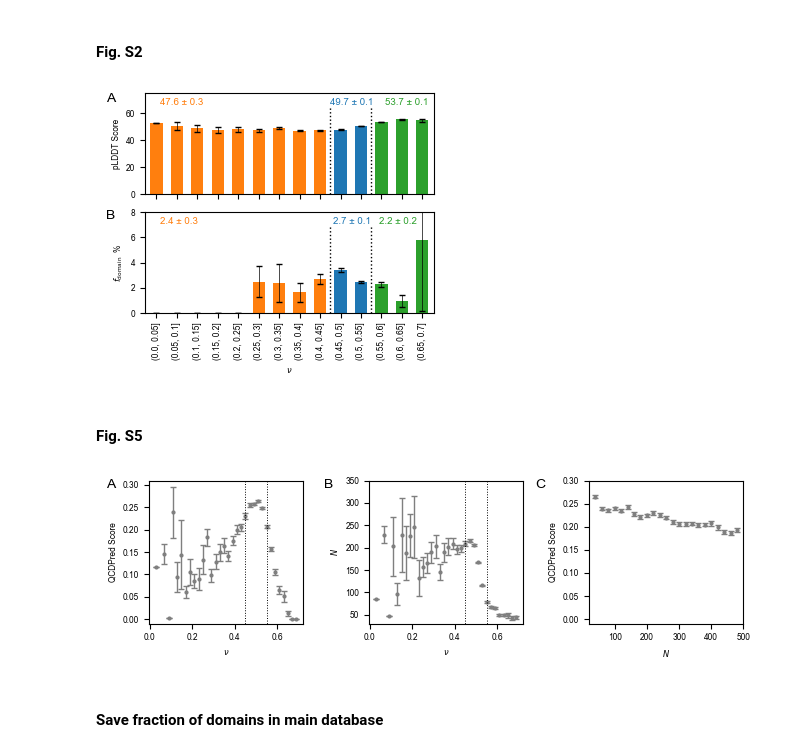
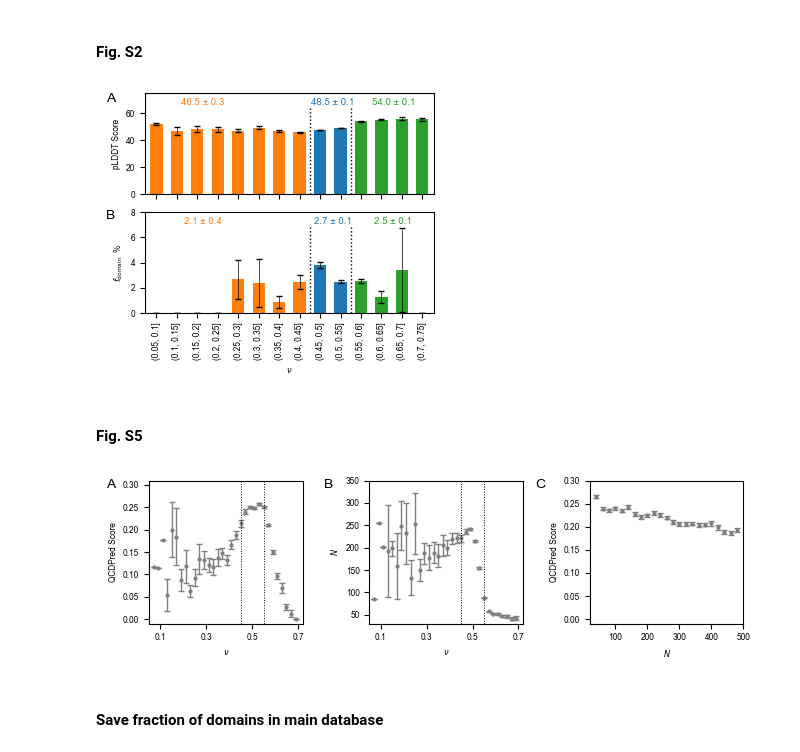
Before and after one commit to KULL-Centre/_2023_Tesei_IDRome, a Jupyter notebook: uniprot_domains.ipynb, the cells around one changed output. Cells and saved outputs as stored; diff of their text form; code cells hidden in the pictures.

```diff
--- a/uniprot_domains.ipynb
+++ b/uniprot_domains.ipynb
@@ -110,7 +108,7 @@ def replace_w_substring(strings):
     strings = strings.split(', ')
     shorthand_description = ['C2', 'Zinc finger', 'EGF-like', 'Fibronectin', 'Ig-like', 'PH',
 'Cadherin', 'SH3', 'EF-hand', 'LDL-receptor', 'SCAN box', 'VWFC',
-'Laminin', 'Sushi', 'B30.2/SPRY', 'PID', 'Myosin motor', 'Protein kinase'] + other_short
+'Laminin', 'Sushi', 'B30.2/SPRY', 'PID', 'Myosin motor', 'Protein kinase']
     for i,string in enumerate(strings):
         for substring in shorthand_description:
             if substring in string:
@@ -233,18 +231,17 @@ fig, (ax1,ax2) = plt.subplots(2, 1, sharex=True, sharey=False, figsize=(3.4,3))
 plt.rc('font', **{'family':'sans-serif','sans-serif':['Arial'], 'size': 6})
 
 # bin nu values
-nu_intervals = pd.cut(df_idrome['nu'],  np.arange(0, .71, .05))
+intervals = pd.cut(df_idrome['nu'], np.arange(0.05, .76, .05))
 
 ax1.set_xlim(3.5,13.5)
 
-ax1.vlines([8.5,10.5],ymin=0,ymax=65,color='k',ls=':',lw=1)
+ax1.vlines([7.5,9.5],ymin=0,ymax=65,color='k',ls=':',lw=1)
 ax1.set_ylim(0,75)
 
-intervals = pd.cut(df_idrome['nu'], np.arange(0, .71, .05))
 mean_se = df_idrome['pLDDT'].groupby(intervals).agg(['mean',se])
 mean_se['mean'].plot(rot=90, ax=ax1, kind='bar', yerr=mean_se['SE'],
                       error_kw=dict(ecolor='black',elinewidth=0.5,capsize=2),
-                      color=['tab:orange']*9+['tab:blue']*2+['tab:green']*3,width=.6)
+                      color=['tab:orange']*8+['tab:blue']*2+['tab:green']*4,width=.6)
 
 intervals = pd.cut(df_idrome['nu'], np.array([0, .45, .55, .7]))
 mean_se = df_idrome['pLDDT'].groupby(intervals).agg(['mean',se])
@@ -256,58 +253,57 @@ n_compact_e = mean_se.iloc[0]['SE']
 n_theta_e = mean_se.iloc[1]['SE']
 n_expanded_e = mean_se.iloc[-1]['SE']
 
-ax1.annotate(f'{n_compact:.1f} ± {n_compact_e:.1f}',xy=(.05,.88),
-            xycoords='axes fraction',color='tab:orange',fontsize=7)
-ax1.annotate(f'{n_theta:.1f} ± {n_theta_e:.1f}',xy=(.64,.88),
-            xycoords='axes fraction',color='tab:blue',fontsize=7)
-ax1.annotate(f'{n_expanded:.1f} ± {n_expanded_e:.1f}',xy=(.83,.88),
-            xycoords='axes fraction',color='tab:green',fontsize=7)
+ax1.annotate(f'{n_compact:.1f} ± {n_compact_e:.1f}',xy=(.2,.88),
+            xycoords='axes fraction',color='tab:orange',fontsize=7,ha='center')
+ax1.annotate(f'{n_theta:.1f} ± {n_theta_e:.1f}',xy=(.65,.88),
+            xycoords='axes fraction',color='tab:blue',fontsize=7,ha='center')
+ax1.annotate(f'{n_expanded:.1f} ± {n_expanded_e:.1f}',xy=(.86,.88),
+            xycoords='axes fraction',color='tab:green',fontsize=7,ha='center')
 
 ax1.set_ylabel(r'pLDDT Score')
 
 ##################
 
 # bin nu values
-nu_intervals = pd.cut(df_idrome['nu'],  np.arange(0, .71, .05))
+intervals = pd.cut(df_idrome['nu'], np.arange(0.05, .76, .05))
 
 ax2.set_xlim(3.5,13.5)
 
-ax2.vlines([8.5,10.5],ymin=0,ymax=7,color='k',ls=':',lw=1)
+ax2.vlines([7.5,9.5],ymin=0,ymax=7,color='k',ls=':',lw=1)
 ax2.set_ylim(0,8)
 
-intervals = pd.cut(df_idrome['nu'], np.arange(0, .71, .05))
 mean_se = df_idrome['fdomain'].groupby(intervals).agg(['mean',se])*100
 mean_se['mean'].plot(rot=90, ax=ax2, kind='bar', yerr=mean_se['SE'],
                       error_kw=dict(ecolor='black',elinewidth=0.5,capsize=2),
-                      color=['tab:orange']*9+['tab:blue']*2+['tab:green']*3,width=.6)
+                      color=['tab:orange']*8+['tab:blue']*2+['tab:green']*4,width=.6)
 
 intervals = pd.cut(df_idrome['nu'], np.array([0, .45, .55, .7]))
 mean_se = df_idrome['fdomain'].groupby(intervals).agg(['mean',se])*100
 
 n_compact = mean_se.iloc[0]['mean']
 n_theta = mean_se.iloc[1]['mean']
 n_expanded = mean_se.iloc[-1]['mean']
 n_compact_e = mean_se.iloc[0]['SE']
 n_theta_e = mean_se.iloc[1]['SE']
 n_expanded_e = mean_se.iloc[-1]['SE']
 
-ax2.annotate(f'{n_compact:.1f} ± {n_compact_e:.1f}',xy=(.05,.88),
-            xycoords='axes fraction',color='tab:orange',fontsize=7)
-ax2.annotate(f'{n_theta:.1f} ± {n_theta_e:.1f}',xy=(.651,.88),
-            xycoords='axes fraction',color='tab:blue',fontsize=7)
-ax2.annotate(f'{n_expanded:.1f} ± {n_expanded_e:.1f}',xy=(.81,.88),
-            xycoords='axes fraction',color='tab:green',fontsize=7)
+ax2.annotate(f'{n_compact:.1f} ± {n_compact_e:.1f}',xy=(.2,.88),
+            xycoords='axes fraction',color='tab:orange',fontsize=7,ha='center')
+ax2.annotate(f'{n_theta:.1f} ± {n_theta_e:.1f}',xy=(.65,.88),
+            xycoords='axes fraction',color='tab:blue',fontsize=7,ha='center')
+ax2.annotate(f'{n_expanded:.1f} ± {n_expanded_e:.1f}',xy=(.86,.88),
+            xycoords='axes fraction',color='tab:green',fontsize=7,ha='center')
 
 ax2.set_ylabel(r'$f_{\mathrm{domain}}$  %')
 ax2.set_xlabel(r'$\nu$')
 
 fig.text(0.01, .94, 'A', fontsize=10)
 fig.text(0.01, .55, 'B', fontsize=10)
 
 plt.tight_layout()
 fig.savefig('figs/figS2.pdf')
 # %% [output]
-[figure, old version]
+[figure, new version]
 # %% [markdown]
 #### Fig. S5
 # %%
@@ -360,6 +356,11 @@ ax3.set_ylim(-.01,.3)
 ax3.set_ylabel('QCDPred Score')
 ax3.set_xlabel('$N$')
 
+ax1.set_xlim(0.05,.72)
+ax1.set_xticks([.1,.3,.5,.7])
+ax2.set_xlim(0.05,.72)
+ax2.set_xticks([.1,.3,.5,.7])
+
 f.text(0.01, .9, 'A', fontsize=10)
 f.text(0.34, .9, 'B', fontsize=10)
 f.text(0.66, .9, 'C', fontsize=10)
@@ -368,7 +369,7 @@ plt.tight_layout(w_pad=3)
 
 f.savefig('figs/figS5.pdf',dpi=300)
 # %% [output]
-[figure, old version]
+[figure, new version]
 # %% [markdown]
 #### Save fraction of domains in main database
 # %%
```
Also changed, not shown: parts of 1 cell of this notebook, 49 other files.
